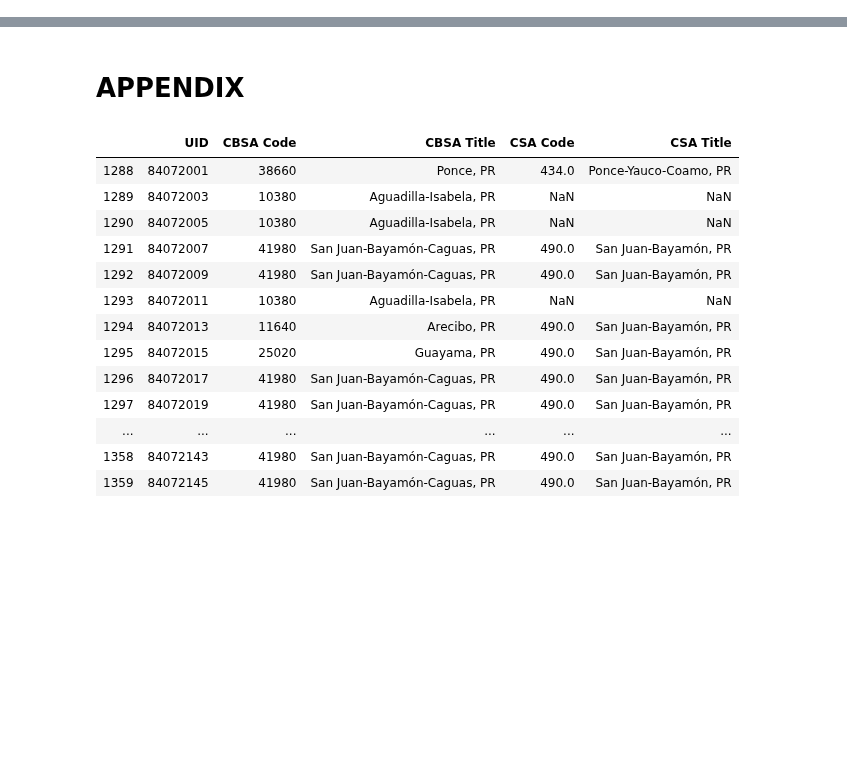
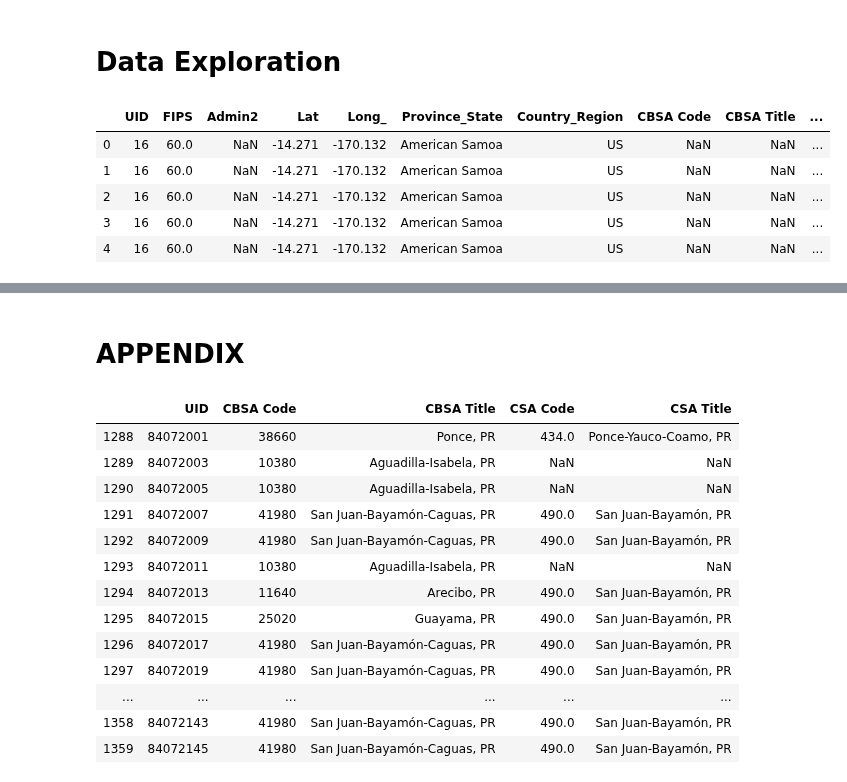
Before and after one commit to andrewcreates/DataScience-Projects, a Jupyter notebook: COVID-19/Pivot_function.ipynb, the cells around one changed output, grey strips where cells are left out. Drawn from its saved outputs; the diff is of its cells as text; code cells hidden in the pictures; blank space fills up the shorter version.

Commit message:
Exploratory Data Analysis

```diff
--- a/COVID-19/Pivot_function.ipynb
+++ b/COVID-19/Pivot_function.ipynb
@@ -41,3 +41,14 @@ us_conf_daily.to_csv(r'X:\AC\Documents\Datasets\US_confimed_daily_pivot.csv')
 us_dead_daily.to_csv(r'X:\AC\Documents\Datasets\US_dead_daily_pivot.csv')
 us_conf_pivot.to_csv(r'X:\AC\Documents\Datasets\US_confimed_total_pivot.csv')
 us_dead_pivot.to_csv(r'X:\AC\Documents\Datasets\US_dead_total_pivot.csv')
+# %% [markdown]
+# Data Exploration
+# %%
+us_conf_daily.head()
+# %% [output]
+|  | UID | FIPS | Admin2 | Lat | Long_ | Province_State | Country_Region | CBSA Code | CBSA Title | ... |
+| 0 | 16 | 60.0 | NaN | -14.271 | -170.132 | American Samoa | US | NaN | NaN | ... |
+| 1 | 16 | 60.0 | NaN | -14.271 | -170.132 | American Samoa | US | NaN | NaN | ... |
+| 2 | 16 | 60.0 | NaN | -14.271 | -170.132 | American Samoa | US | NaN | NaN | ... |
+| 3 | 16 | 60.0 | NaN | -14.271 | -170.132 | American Samoa | US | NaN | NaN | ... |
+| 4 | 16 | 60.0 | NaN | -14.271 | -170.132 | American Samoa | US | NaN | NaN | ... |
```
Also changed, not shown: parts of 5 cells of this notebook.
